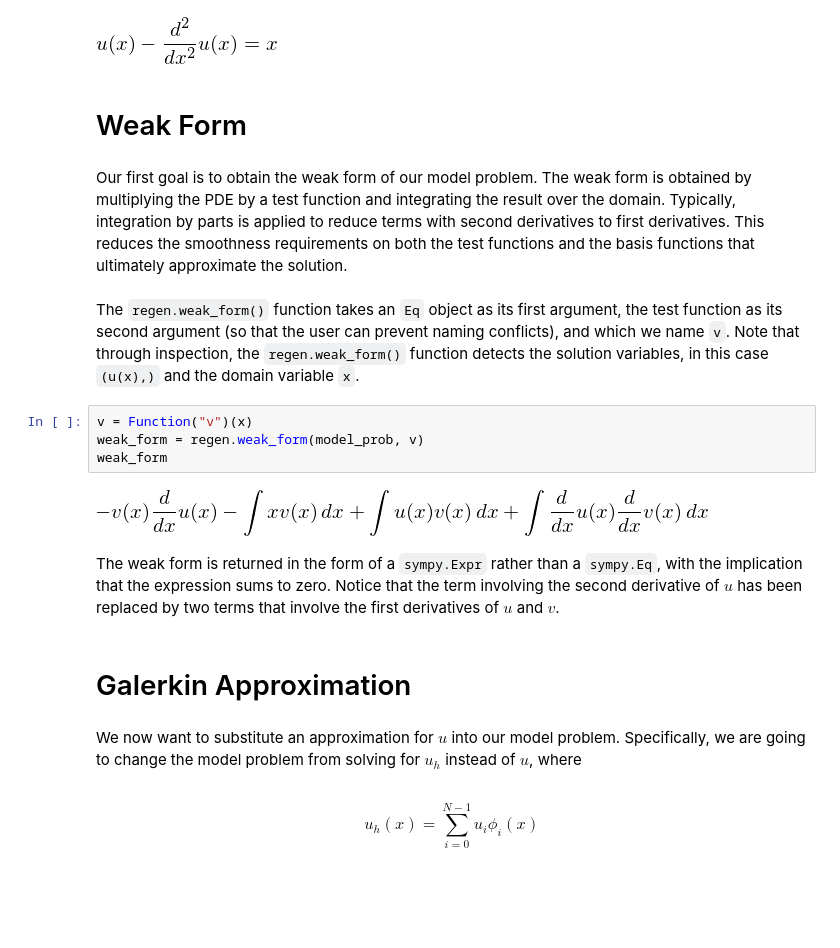
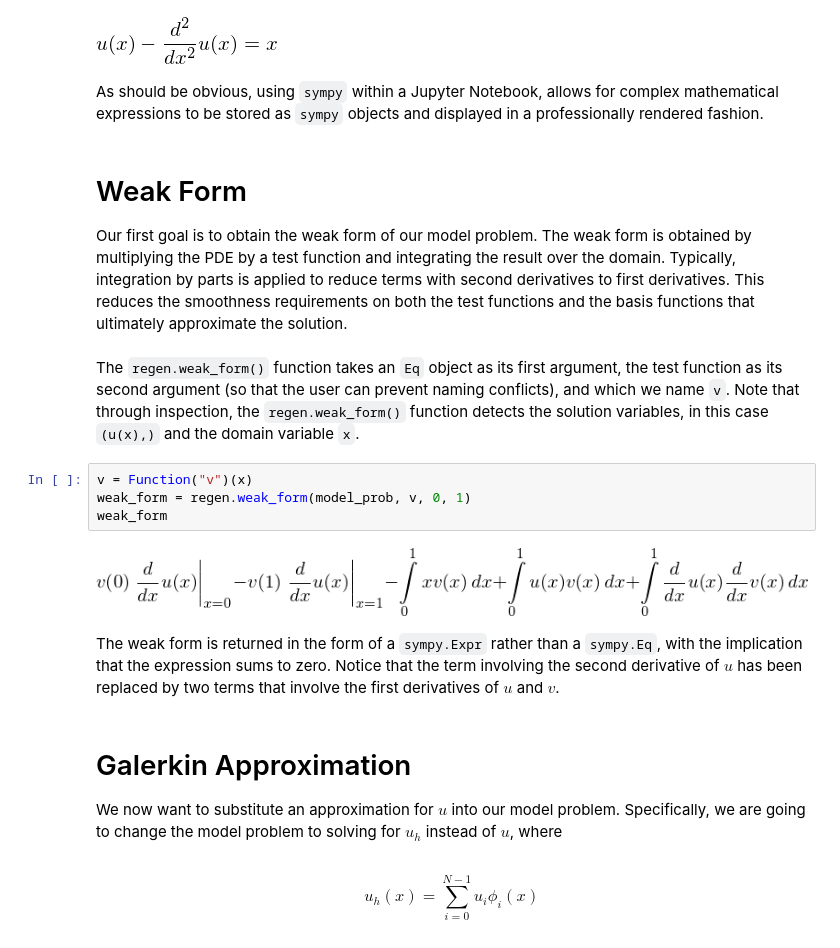
Before and after one commit to mu2x/PyAlbany, a Jupyter notebook: SummaryReport.ipynb, the cells around one changed output. Cells and saved outputs as stored; diff of their text form; blank space fills up the shorter version.

Commit message:
Update ModelProblem and SummaryReport in wake of bug fixes
Th bug fixes are: substitution-within-summations bug, using indefinite
integrals, and using $x_k$ outside of quadrature expressions.

```diff
--- a/SummaryReport.ipynb
+++ b/SummaryReport.ipynb
@@ -60,24 +58,26 @@ model_prob = Eq(-Derivative(u,x,2) + u, x)
 model_prob
 # %% [output]
 [figure]
-# %% [markdown]
-# Weak Form
+# %% [markdown]
+As should be obvious, using `sympy` within a Jupyter Notebook, allows for complex mathematical expressions to be stored as `sympy` objects and displayed in a professionally rendered fashion.
 # %% [markdown]
+# Weak Form
+
 Our first goal is to obtain the weak form of our model problem.  The weak form is obtained by multiplying the PDE by a test function and integrating the result over the domain.  Typically, integration by parts is applied to reduce terms with second derivatives to first derivatives.  This reduces the smoothness requirements on both the test functions and  the basis functions that ultimately approximate the solution.
 # %% [markdown]
 The `regen.weak_form()` function takes an `Eq` object as its first argument, the test function as its second argument (so that the user can prevent naming conflicts), and which we name `v`. Note that through inspection, the `regen.weak_form()` function detects the solution variables, in this case `(u(x),)` and the domain variable `x`.
 # %%
 v = Function("v")(x)
-weak_form = regen.weak_form(model_prob, v)
+weak_form = regen.weak_form(model_prob, v, 0, 1)
 weak_form
 # %% [output]
-[figure, old version]
+[figure, new version]
 # %% [markdown]
 The weak form is returned in the form of a `sympy.Expr` rather than a `sympy.Eq`, with the implication that the expression sums to zero.  Notice that the term involving the second derivative of $u$ has been replaced by two terms that involve the first derivatives of $u$ and $v$.
-# %% [markdown]
-# Galerkin Approximation
 # %% [markdown]
-We now want to substitute an approximation for $u$ into our model problem.  Specifically, we are going to change the model problem from solving for $u_h$ instead of $u$, where
+# Galerkin Approximation
+
+We now want to substitute an approximation for $u$ into our model problem.  Specifically, we are going to change the model problem to solving for $u_h$ instead of $u$, where
 # %% [markdown]
 $$
 u_h(x) = \sum_{i=0}^{N-1} u_i \phi_i(x)
```
Also changed, not shown: parts of 40 cells of this notebook, 3 other files.
